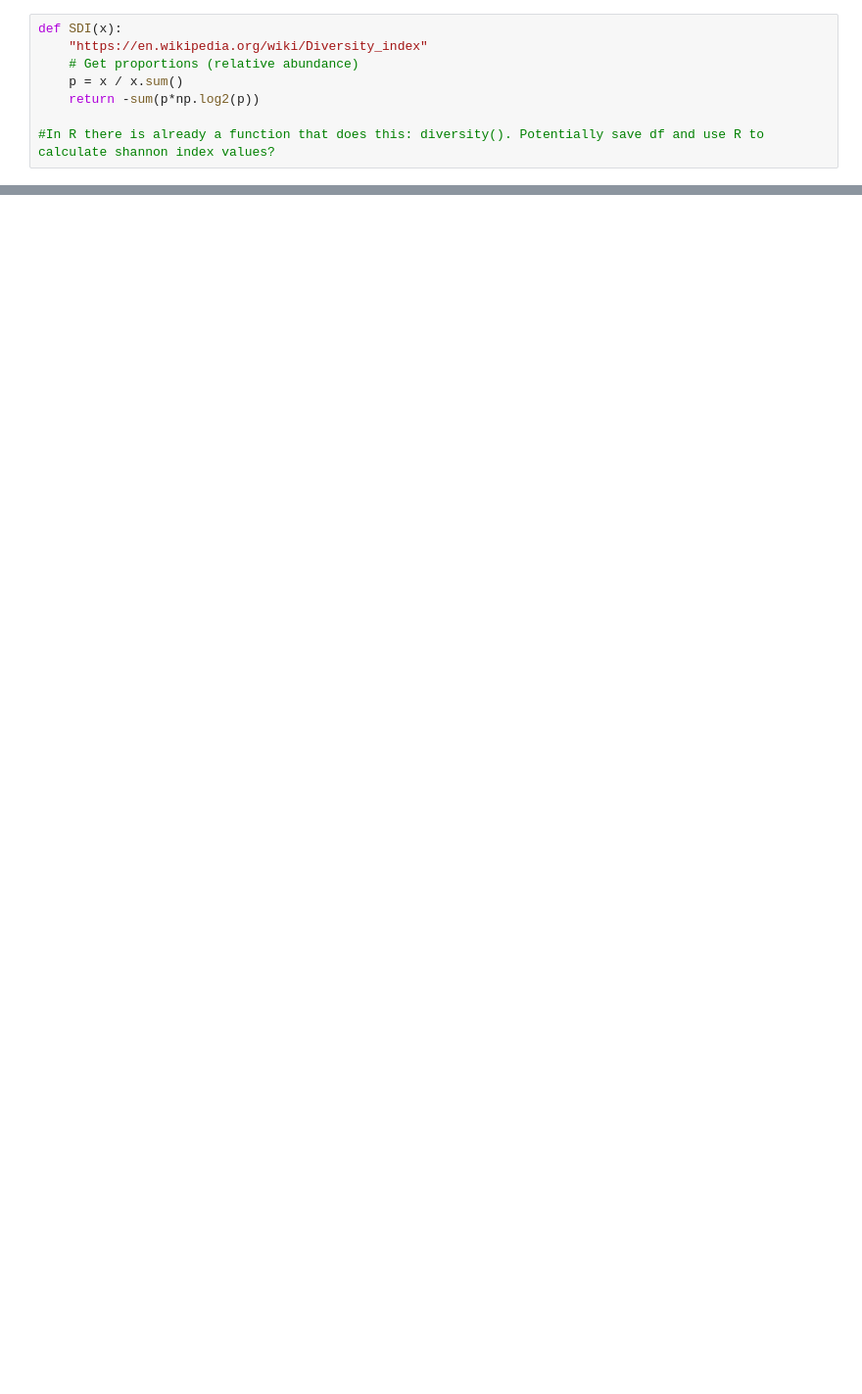
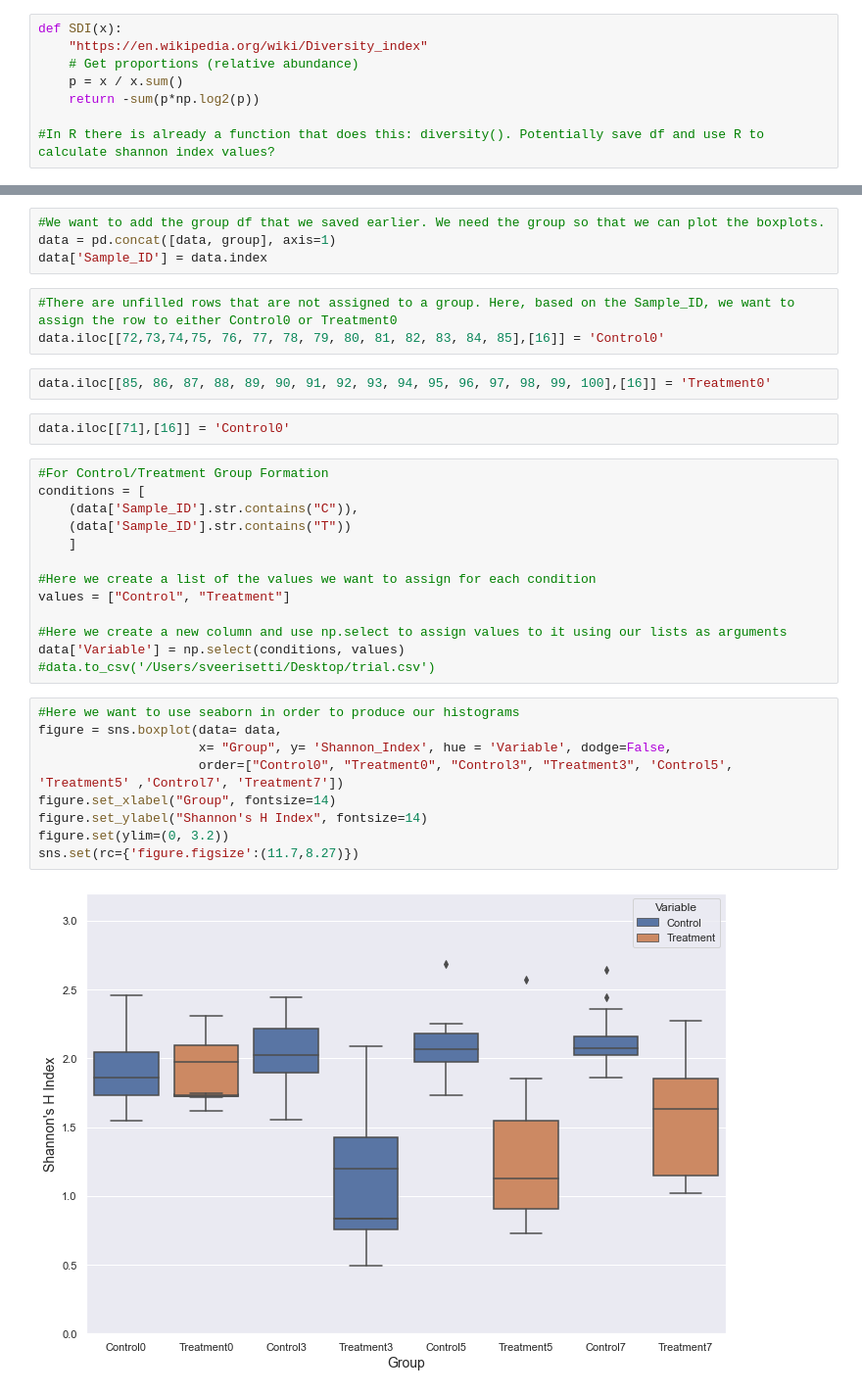
Before and after one commit to sveerisetti10/BF_550_Python_Project, a Jupyter notebook: Shannon_Index.ipynb, the cells around one changed output, grey strips where cells are left out. Shown at 98% size. Drawn from its saved outputs; the diff is of its cells as text; blank space fills up the shorter version.

```diff
--- a/Shannon_Index.ipynb
+++ b/Shannon_Index.ipynb
@@ -118 +140,36 @@ data
+# %%
+#We want to add the group df that we saved earlier. We need the group so that we can plot the boxplots.
+data = pd.concat([data, group], axis=1)
+data['Sample_ID'] = data.index
+# %%
+#There are unfilled rows that are not assigned to a group. Here, based on the Sample_ID, we want to assign the row to either Control0 or Treatment0
+data.iloc[[72,73,74,75, 76, 77, 78, 79, 80, 81, 82, 83, 84, 85],[16]] = 'Control0'
+# %%
+data.iloc[[85, 86, 87, 88, 89, 90, 91, 92, 93, 94, 95, 96, 97, 98, 99, 100],[16]] = 'Treatment0'
+# %%
+data.iloc[[71],[16]] = 'Control0'
+# %%
+#For Control/Treatment Group Formation
+conditions = [
+    (data['Sample_ID'].str.contains("C")),
+    (data['Sample_ID'].str.contains("T"))
+    ]
+
+#Here we create a list of the values we want to assign for each condition
+values = ["Control", "Treatment"]
+
+#Here we create a new column and use np.select to assign values to it using our lists as arguments
+data['Variable'] = np.select(conditions, values)
+#data.to_csv('/Users/sveerisetti/Desktop/trial.csv')
+# %%
+#Here we want to use seaborn in order to produce our histograms
+figure = sns.boxplot(data= data,
+                     x= "Group", y= 'Shannon_Index', hue = 'Variable', dodge=False,
+                     order=["Control0", "Treatment0", "Control3", "Treatment3", 'Control5', 'Treatment5' ,'Control7', 'Treatment7'])
+figure.set_xlabel("Group", fontsize=14)
+figure.set_ylabel("Shannon's H Index", fontsize=14)
+figure.set(ylim=(0, 3.2))
+sns.set(rc={'figure.figsize':(11.7,8.27)})
+# %% [output]
+[figure, added]
 # %%
```
Also changed, not shown: parts of 10 cells of this notebook.
